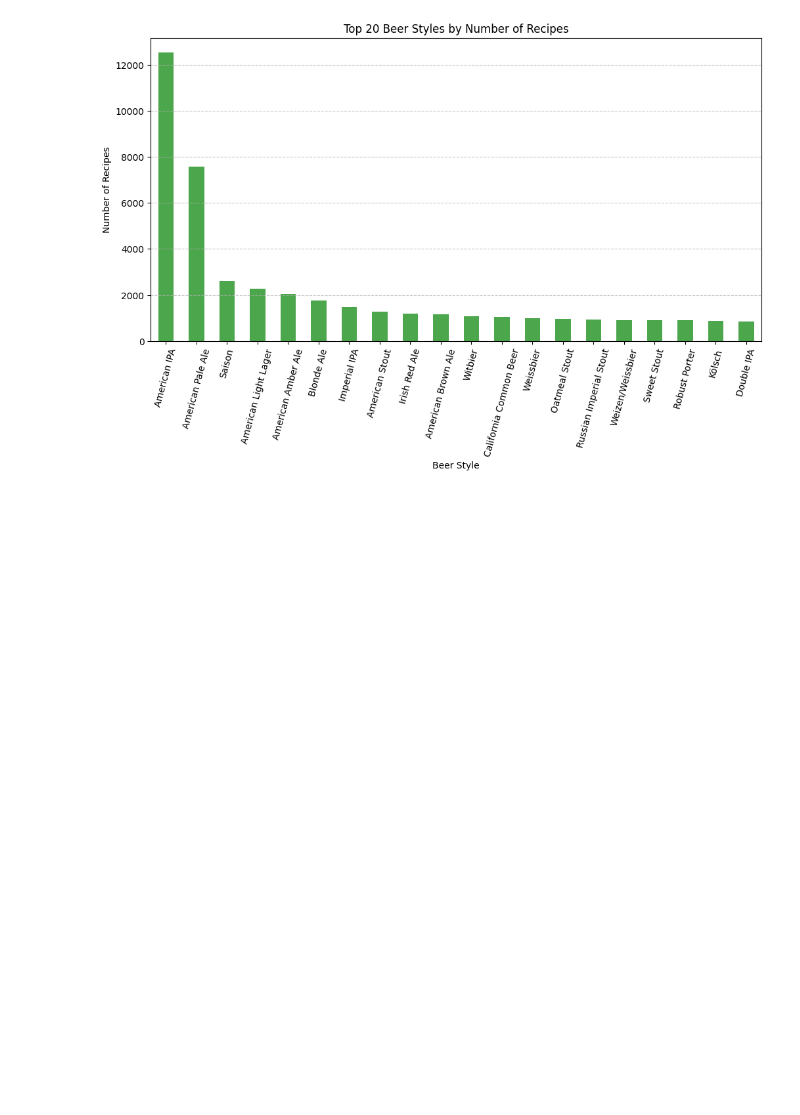
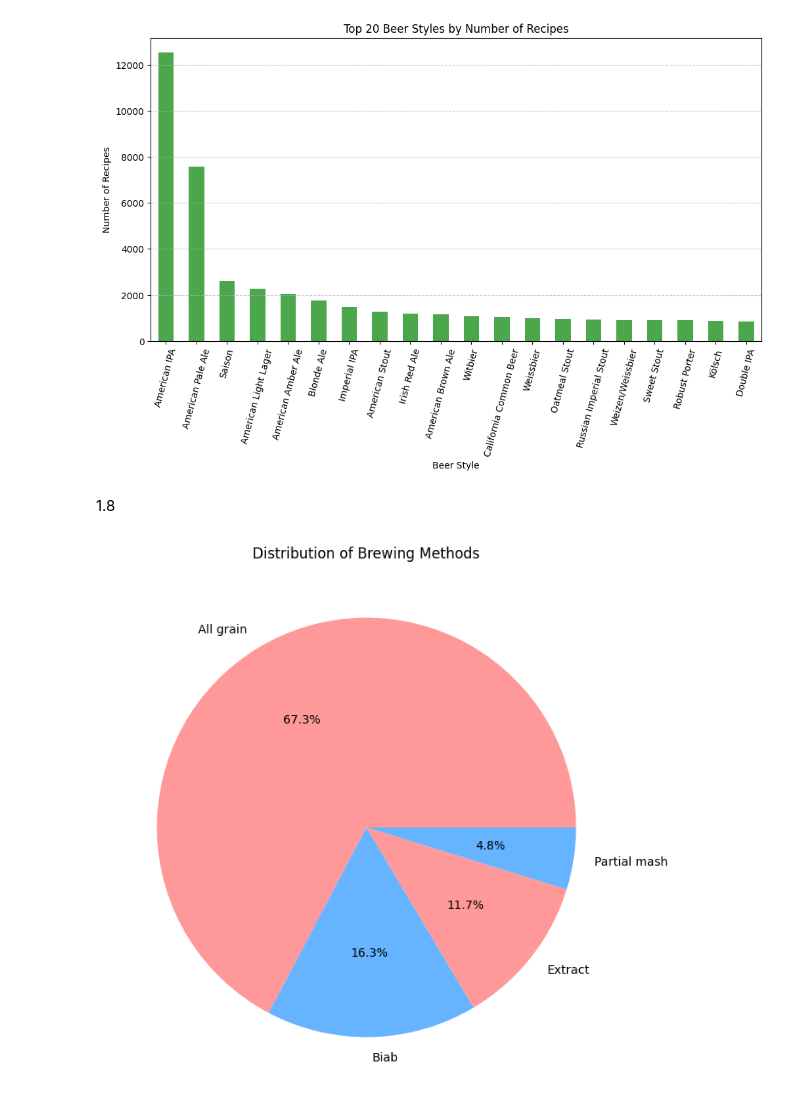
Before and after one commit to vinhbui123/machine_learning, a Jupyter notebook: lab2.ipynb, the cells around one changed output. Saved outputs shown, nothing was run; the diff lists cells and outputs as text; code cells hidden in the pictures; blank space fills up the shorter version.

```diff
--- a/lab2.ipynb
+++ b/lab2.ipynb
@@ -193,3 +197,19 @@ plt.grid(axis='y', linestyle='--', alpha=0.7)
 plt.show()
 # %% [output]
 [figure]
+# %% [markdown]
+1.8
+# %%
+# Normalize brewing method names
+df["BrewMethod"] = df["BrewMethod"].str.strip().str.capitalize()
+
+# Count occurrences of each brewing method
+brew_counts = df["BrewMethod"].value_counts()
+
+# Plot pie chart
+plt.figure(figsize=(8, 8))
+plt.pie(brew_counts, labels=brew_counts.index, autopct="%1.1f%%", colors=["#ff9999","#66b3ff"])
+plt.title("Distribution of Brewing Methods")
+plt.show()
+# %% [output]
+[figure, added]
```
Also changed, not shown: parts of 5 cells of this notebook.
